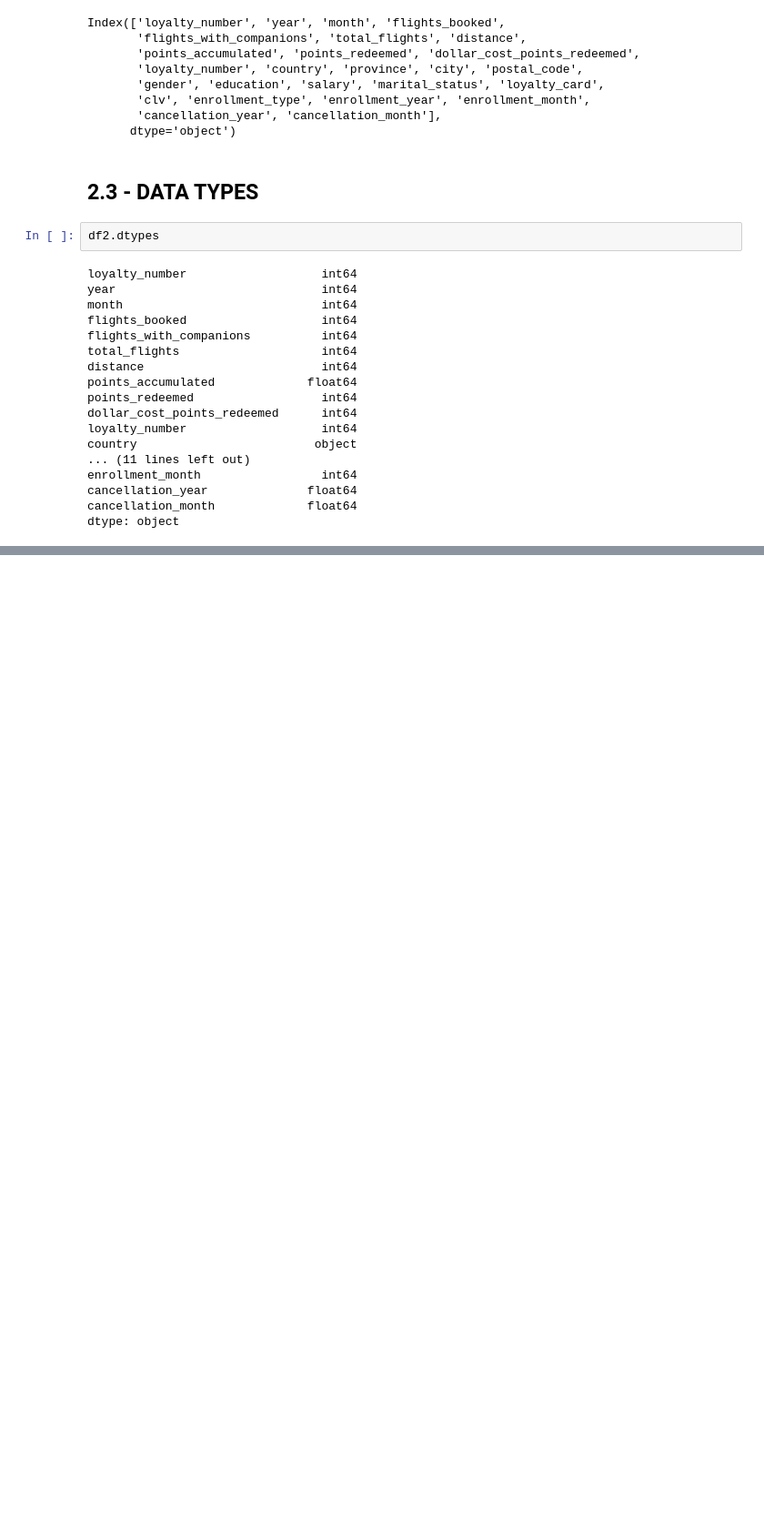
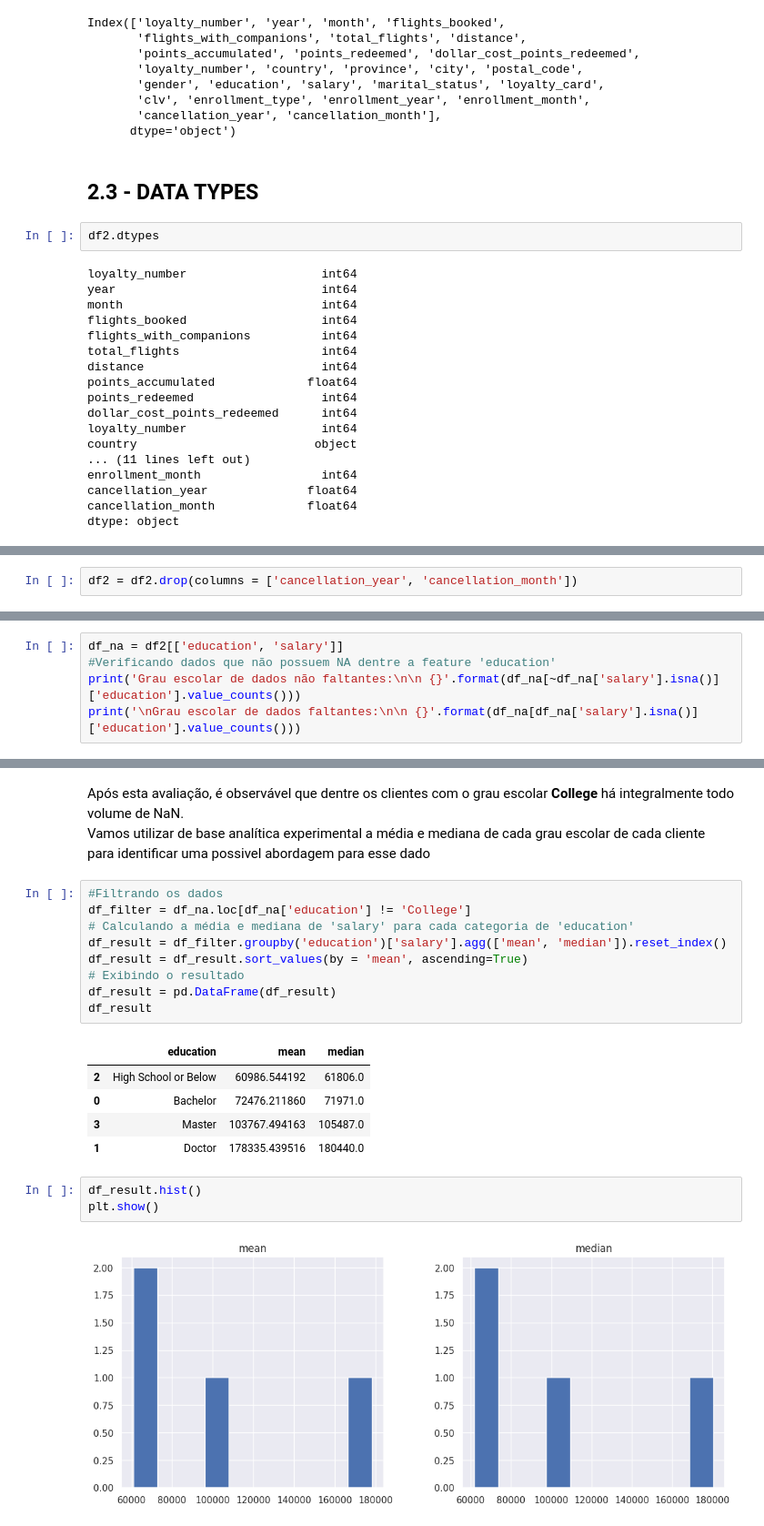
Before and after one commit to erickvieiras/flight_project, a Jupyter notebook: notebook/flight.ipynb, the cells around one changed output, grey strips where cells are left out. Shown at 91% size. Cells and saved outputs as stored; diff of their text form; blank space fills up the shorter version.

```diff
--- a/notebook/flight.ipynb
+++ b/notebook/flight.ipynb
@@ -139,0 +278,2 @@ df_final
+# %%
+df2 = df2.drop(columns = ['cancellation_year', 'cancellation_month'])
@@ -139,0 +283,5 @@ df_final
+# %%
+df_na = df2[['education', 'salary']]
+#Verificando dados que não possuem NA dentre a feature 'education'
+print('Grau escolar de dados não faltantes:\n\n {}'.format(df_na[~df_na['salary'].isna()]['education'].value_counts()))
+print('\nGrau escolar de dados faltantes:\n\n {}'.format(df_na[df_na['salary'].isna()]['education'].value_counts()))
@@ -139,0 +303,23 @@ df_final
+# %% [markdown]
+Após esta avaliação, é observável que dentre os clientes com o grau escolar **College** há integralmente todo volume de NaN.<br>
+Vamos utilizar de base analítica experimental a média e mediana de cada grau escolar de cada cliente para identificar uma possivel abordagem para esse dado
+# %%
+#Filtrando os dados
+df_filter = df_na.loc[df_na['education'] != 'College']
+# Calculando a média e mediana de 'salary' para cada categoria de 'education'
+df_result = df_filter.groupby('education')['salary'].agg(['mean', 'median']).reset_index()
+df_result = df_result.sort_values(by = 'mean', ascending=True)
+# Exibindo o resultado
+df_result = pd.DataFrame(df_result)
+df_result
+# %% [output]
+|  | education | mean | median |
+| 2 | High School or Below | 60986.544192 | 61806.0 |
+| 0 | Bachelor | 72476.211860 | 71971.0 |
+| 3 | Master | 103767.494163 | 105487.0 |
+| 1 | Doctor | 178335.439516 | 180440.0 |
+# %%
+df_result.hist()
+plt.show()
+# %% [output]
+[figure, added]
```
Also changed, not shown: parts of 21 cells of this notebook.
